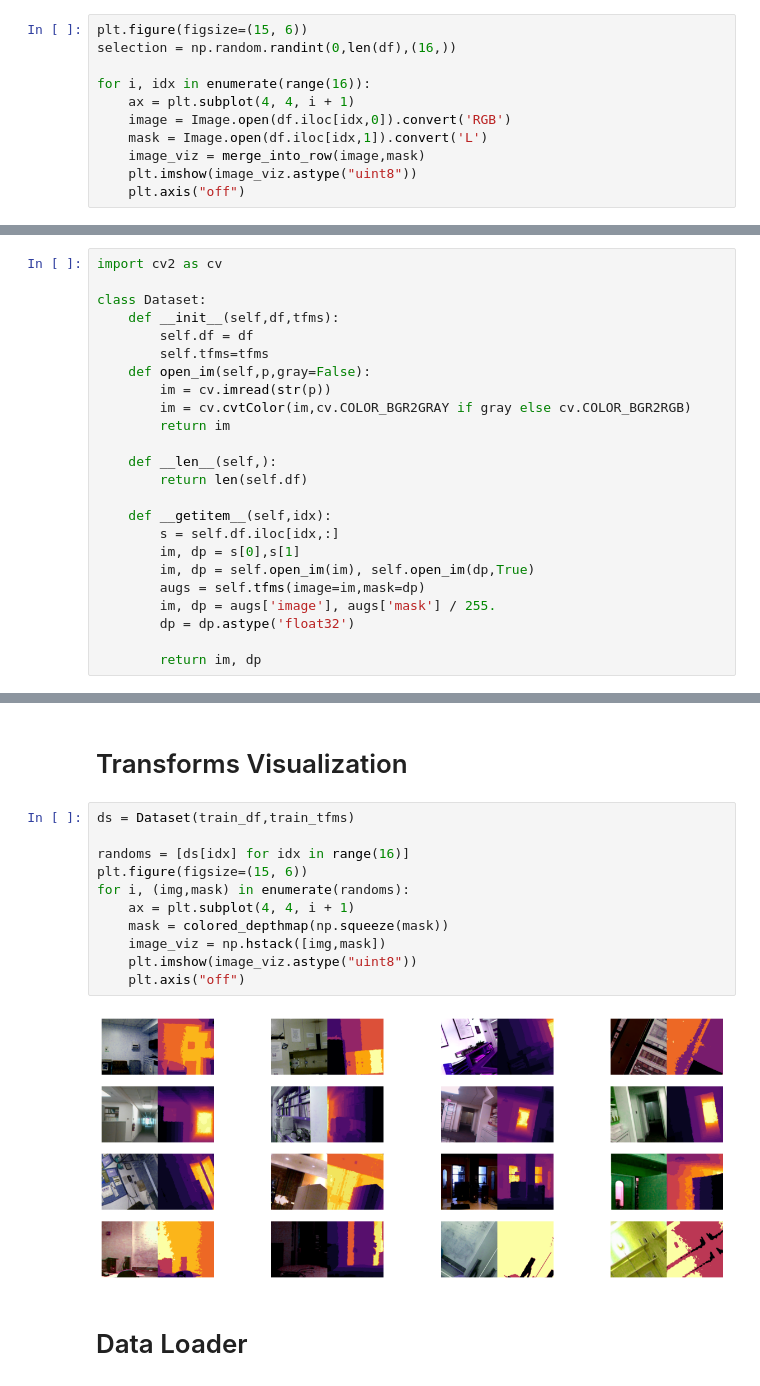
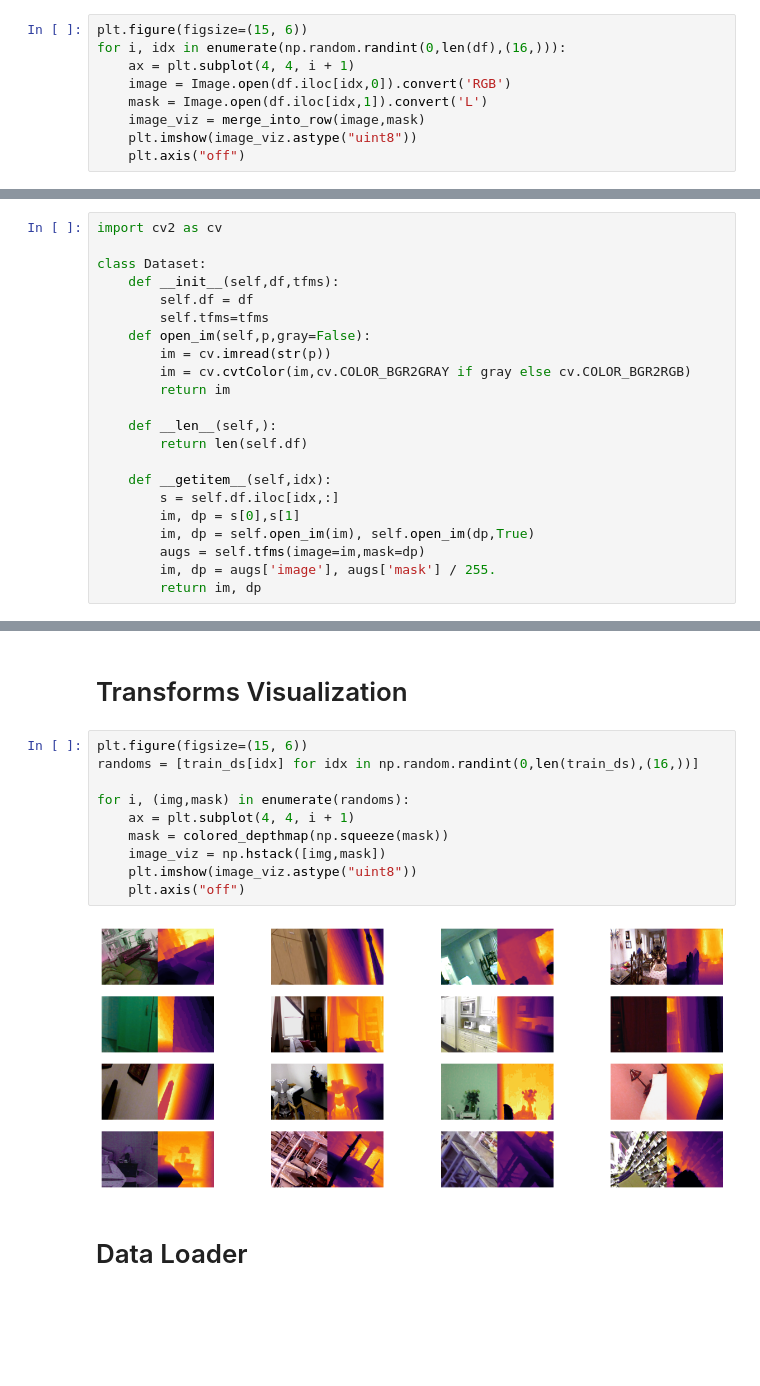
Before and after one commit to lnxhigh/20242R0136COSE47402, a Jupyter notebook: FinalProject/data.ipynb, the cells around one changed output, grey strips where cells are left out. Drawn from its saved outputs; the diff is of its cells as text; blank space fills up the shorter version.

```diff
--- a/FinalProject/data.ipynb
+++ b/FinalProject/data.ipynb
@@ -78,9 +105,7 @@ def merge_into_row(input, depth_target):
     return img_merge
 # %%
 plt.figure(figsize=(15, 6))
-selection = np.random.randint(0,len(df),(16,))
-
-for i, idx in enumerate(range(16)):
+for i, idx in enumerate(np.random.randint(0,len(df),(16,))):
     ax = plt.subplot(4, 4, i + 1)
     image = Image.open(df.iloc[idx,0]).convert('RGB')
     mask = Image.open(df.iloc[idx,1]).convert('L')
@@ -138,8 +169,6 @@ class Dataset:
         im, dp = self.open_im(im), self.open_im(dp,True)
         augs = self.tfms(image=im,mask=dp)
         im, dp = augs['image'], augs['mask'] / 255.
-        dp = dp.astype('float32')
-
         return im, dp
 # %%
 train_ds = Dataset(train_df,train_tfms)
@@ -151,18 +180,17 @@ len(train_ds), len(val_ds), len(test_ds)
 # %% [markdown]
 # Transforms Visualization
 # %%
-ds = Dataset(train_df,train_tfms)
+plt.figure(figsize=(15, 6))
+randoms = [train_ds[idx] for idx in np.random.randint(0,len(train_ds),(16,))]
 
-randoms = [ds[idx] for idx in range(16)]
-plt.figure(figsize=(15, 6))
 for i, (img,mask) in enumerate(randoms):
     ax = plt.subplot(4, 4, i + 1)
     mask = colored_depthmap(np.squeeze(mask))
     image_viz = np.hstack([img,mask])
     plt.imshow(image_viz.astype("uint8"))
     plt.axis("off")
 # %% [output]
-[figure, old version]
+[figure, new version]
 # %% [markdown]
 # Data Loader
 # %%
```
Also changed, not shown: parts of 10 cells of this notebook.
